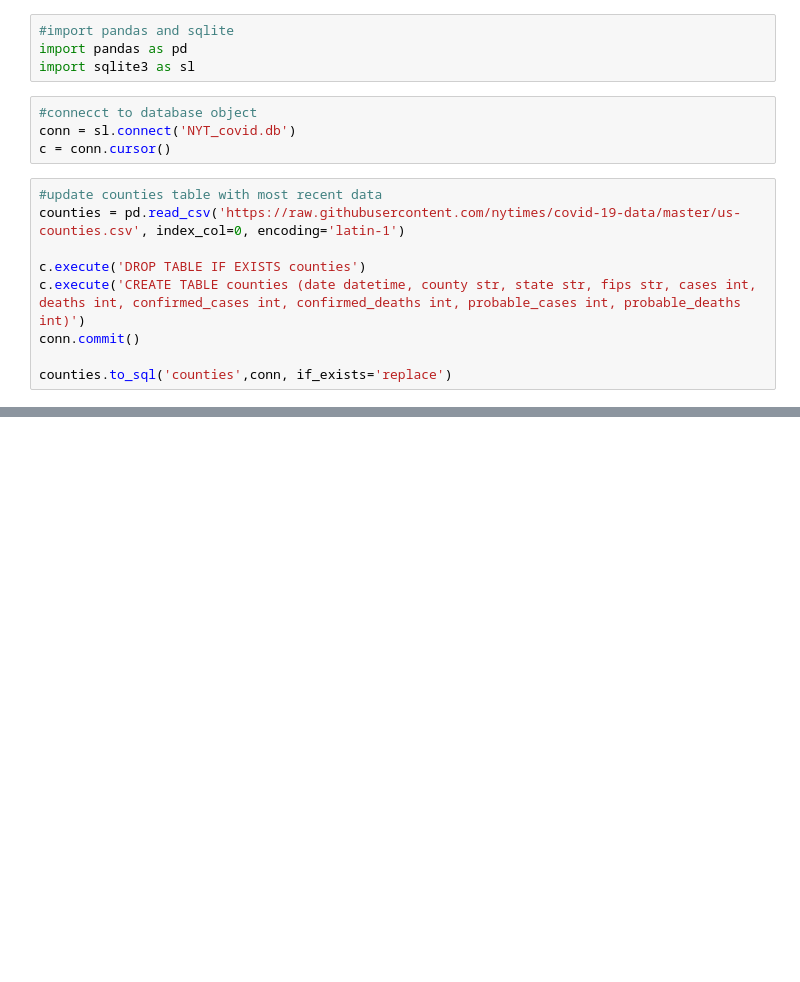
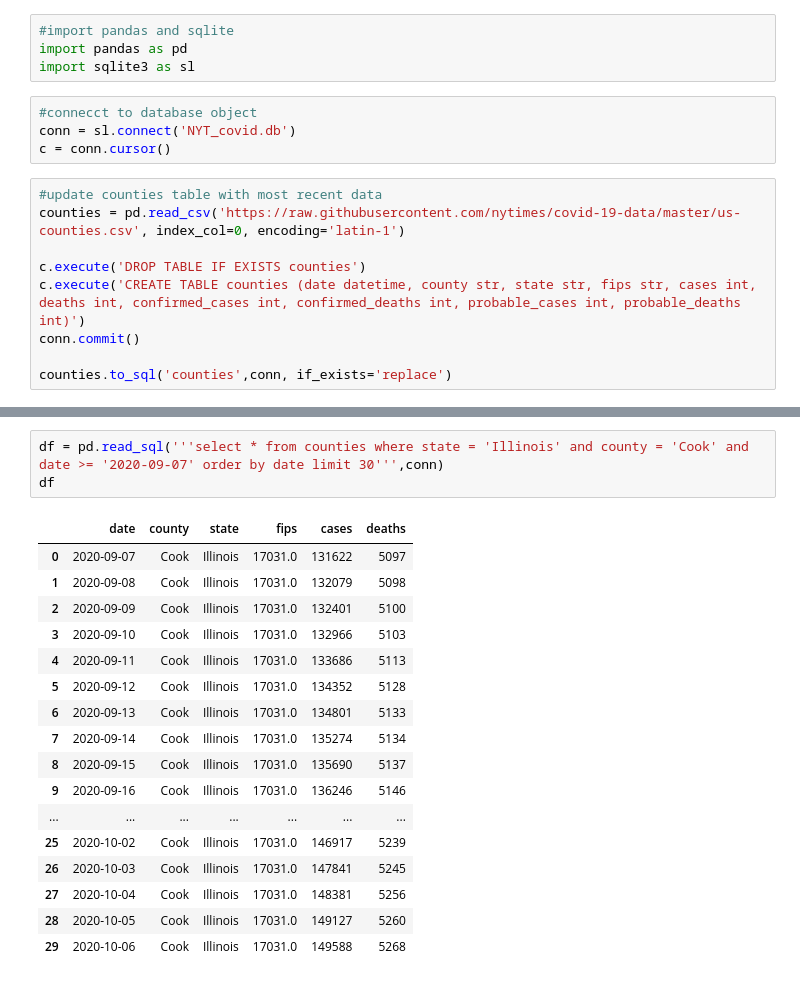
Before and after one commit to aspotter99/SQL_talk, a Jupyter notebook: notebooks/Untitled.ipynb, the cells around one changed output, grey strips where cells are left out. Cells and saved outputs as stored; diff of their text form; blank space fills up the shorter version.

```diff
--- a/notebooks/Untitled.ipynb
+++ b/notebooks/Untitled.ipynb
@@ -30,0 +61,21 @@ counties
+# %%
+df = pd.read_sql('''select * from counties where state = 'Illinois' and county = 'Cook' and date >= '2020-09-07' order by date limit 30''',conn)
+df
+# %% [output]
+|  | date | county | state | fips | cases | deaths |
+| 0 | 2020-09-07 | Cook | Illinois | 17031.0 | 131622 | 5097 |
+| 1 | 2020-09-08 | Cook | Illinois | 17031.0 | 132079 | 5098 |
+| 2 | 2020-09-09 | Cook | Illinois | 17031.0 | 132401 | 5100 |
+| 3 | 2020-09-10 | Cook | Illinois | 17031.0 | 132966 | 5103 |
+| 4 | 2020-09-11 | Cook | Illinois | 17031.0 | 133686 | 5113 |
+| 5 | 2020-09-12 | Cook | Illinois | 17031.0 | 134352 | 5128 |
+| 6 | 2020-09-13 | Cook | Illinois | 17031.0 | 134801 | 5133 |
+| 7 | 2020-09-14 | Cook | Illinois | 17031.0 | 135274 | 5134 |
+| 8 | 2020-09-15 | Cook | Illinois | 17031.0 | 135690 | 5137 |
+| 9 | 2020-09-16 | Cook | Illinois | 17031.0 | 136246 | 5146 |
+| ... | ... | ... | ... | ... | ... | ... |
+| 25 | 2020-10-02 | Cook | Illinois | 17031.0 | 146917 | 5239 |
+| 26 | 2020-10-03 | Cook | Illinois | 17031.0 | 147841 | 5245 |
+| 27 | 2020-10-04 | Cook | Illinois | 17031.0 | 148381 | 5256 |
+| 28 | 2020-10-05 | Cook | Illinois | 17031.0 | 149127 | 5260 |
+| 29 | 2020-10-06 | Cook | Illinois | 17031.0 | 149588 | 5268 |
```
Also changed, not shown: parts of 8 cells of this notebook, 7 other files.
